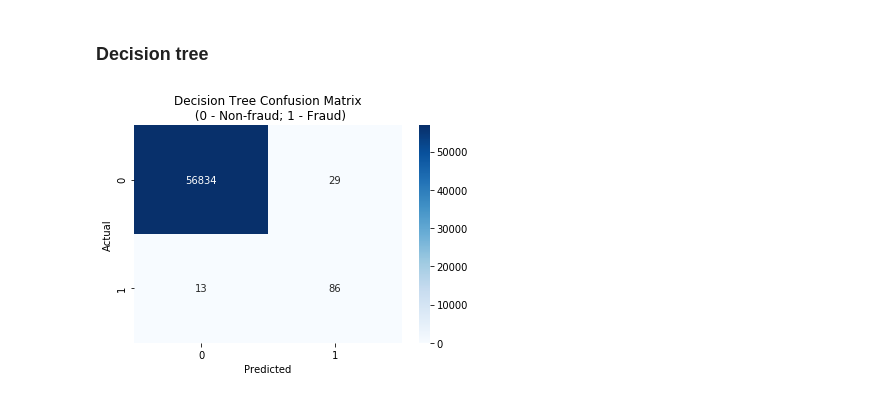
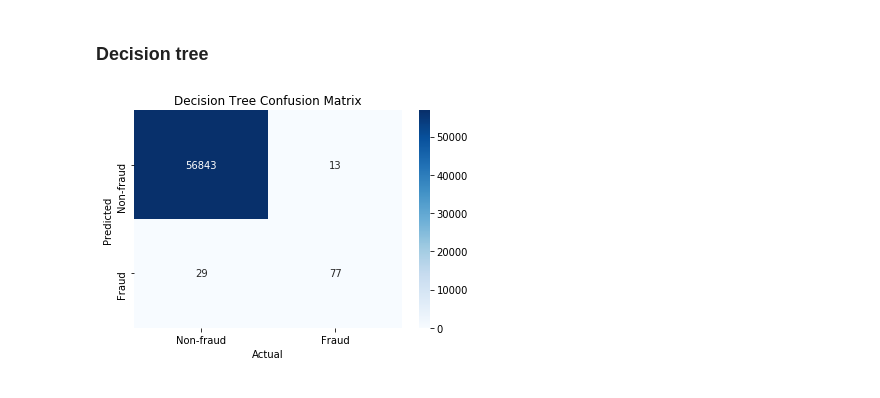
Before and after one commit to maksym-studenets/fraud-transactions-classification, a Jupyter notebook: sample/misc.ipynb, the cells around one changed output. Cells and saved outputs as stored; diff of their text form; code cells hidden in the pictures.

```diff
--- a/sample/misc.ipynb
+++ b/sample/misc.ipynb
@@ -69,18 +76,20 @@ plt.show()
 # %%
 treeType1Error = int(total * (0.000749 - 0.000234))
 treeType2Error = int(total * 0.000234)
 treeCorrectFraud = np.random.randint(low=77, high=89)
 treeCorrectNonFraud = total - treeCorrectFraud - treeType1Error - treeType2Error
 
-treeConfusionMatrix = np.array([[treeCorrectNonFraud, treeType1Error],
-                               [treeType2Error, treeCorrectFraud]])
-treeConfusionMatrixDf = pd.DataFrame(treeConfusionMatrix, columns=["0", "1"])
-treeConfusionMatrixDf.index.name = 'Actual'
-treeConfusionMatrixDf.columns.name = 'Predicted'
+treeConfusionMatrix = np.array([[treeCorrectNonFraud, treeType2Error],
+                               [treeType1Error, treeCorrectFraud]])
+treeConfusionMatrixDf = pd.DataFrame(treeConfusionMatrix,
+                                     columns=["Non-fraud", "Fraud"],
+                                     index=["Non-fraud", "Fraud"])
+treeConfusionMatrixDf.columns.name = 'Actual'
+treeConfusionMatrixDf.index.name = 'Predicted'
 
 ax = plt.axes()
 sns.heatmap(treeConfusionMatrixDf, cmap="Blues", annot=True, fmt='d', ax=ax)
-ax.set_title('Decision Tree Confusion Matrix\n (0 - Non-fraud; 1 - Fraud)')
+ax.set_title('Decision Tree Confusion Matrix')
 plt.show()
 # %% [output]
-[figure, old version]
+[figure, new version]
```
Also changed, not shown: parts of 3 cells of this notebook.
